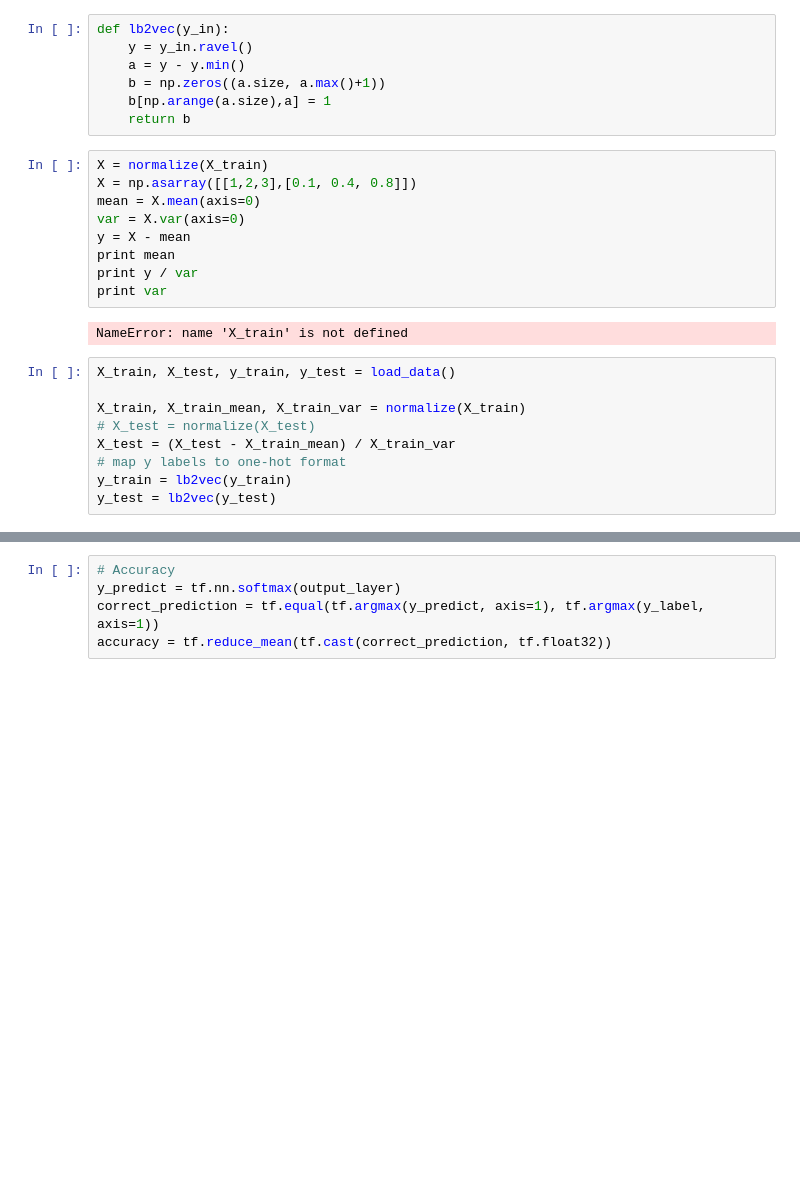
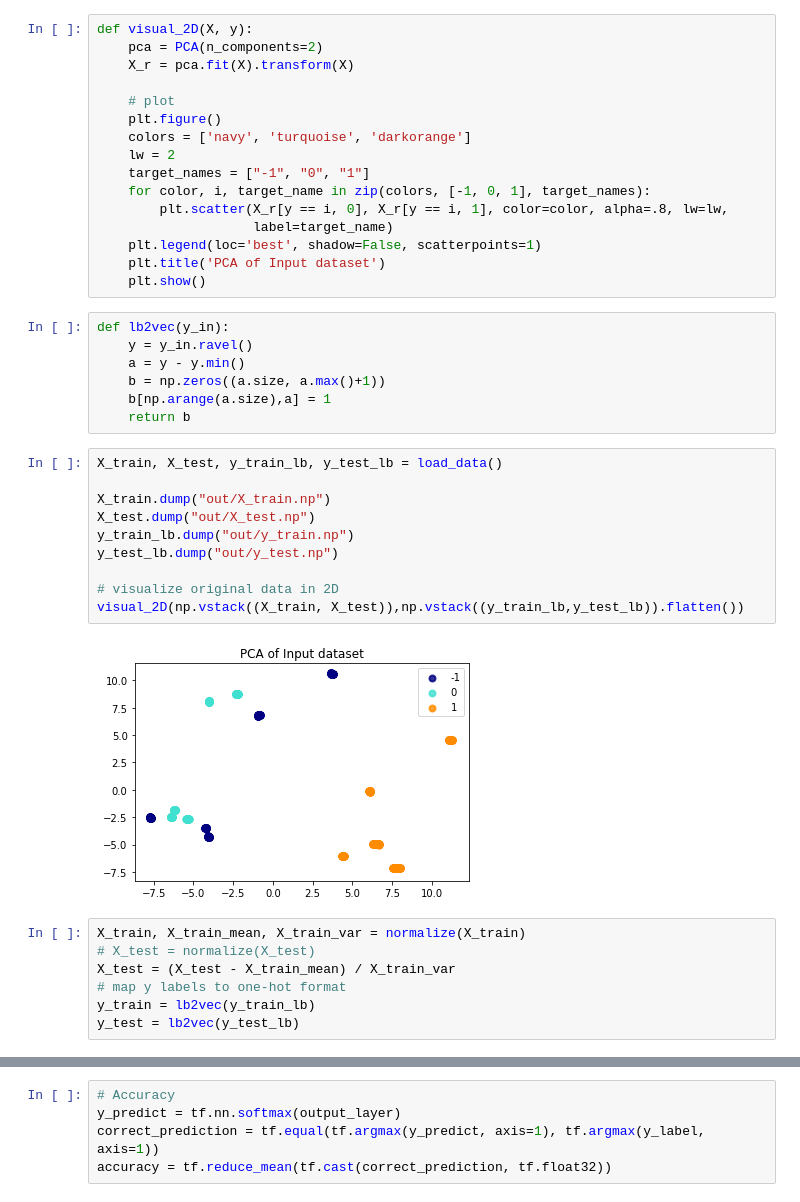
Before and after one commit to kevinlee9/NNwork, a Jupyter notebook: assignment1/work1.ipynb, the cells around one changed output, grey strips where cells are left out. Saved outputs shown, nothing was run; the diff lists cells and outputs as text; blank space fills up the shorter version.

```diff
--- a/assignment1/work1.ipynb
+++ b/assignment1/work1.ipynb
@@ -24,6 +29,22 @@ def normalize(X):
     mean = X.mean(axis=0)
     var = X.std(axis=0)
     return (X - mean) / var, mean, var
+# %%
+def visual_2D(X, y):
+    pca = PCA(n_components=2)
+    X_r = pca.fit(X).transform(X)
+
+    # plot
+    plt.figure()
+    colors = ['navy', 'turquoise', 'darkorange']
+    lw = 2
+    target_names = ["-1", "0", "1"]
+    for color, i, target_name in zip(colors, [-1, 0, 1], target_names):
+        plt.scatter(X_r[y == i, 0], X_r[y == i, 1], color=color, alpha=.8, lw=lw,
+                    label=target_name)
+    plt.legend(loc='best', shadow=False, scatterpoints=1)
+    plt.title('PCA of Input dataset')
+    plt.show()
 # %%
 def lb2vec(y_in):
     y = y_in.ravel()
@@ -31,26 +52,25 @@ def lb2vec(y_in):
     b = np.zeros((a.size, a.max()+1))
     b[np.arange(a.size),a] = 1
     return b
-# %%
-X = normalize(X_train)
-X = np.asarray([[1,2,3],[0.1, 0.4, 0.8]])
-mean = X.mean(axis=0)
-var = X.var(axis=0)
-y = X - mean
-print mean
-print y / var
-print var
-# %% [output]
-NameError: name 'X_train' is not defined
+# %%
+X_train, X_test, y_train_lb, y_test_lb = load_data()
+
+X_train.dump("out/X_train.np")
+X_test.dump("out/X_test.np")
+y_train_lb.dump("out/y_train.np")
+y_test_lb.dump("out/y_test.np")
+
+# visualize original data in 2D
+visual_2D(np.vstack((X_train, X_test)),np.vstack((y_train_lb,y_test_lb)).flatten())
+# %% [output]
+[figure, added]
 # %%
-X_train, X_test, y_train, y_test = load_data()
-
 X_train, X_train_mean, X_train_var = normalize(X_train)
 # X_test = normalize(X_test)
 X_test = (X_test - X_train_mean) / X_train_var
 # map y labels to one-hot format
-y_train = lb2vec(y_train)
-y_test = lb2vec(y_test)
+y_train = lb2vec(y_train_lb)
+y_test = lb2vec(y_test_lb)
 # %%
 # MLP model
 def mlp_model(input_layer, hidden_size=hidden_size):
```
Also changed, not shown: parts of 7 cells of this notebook.
